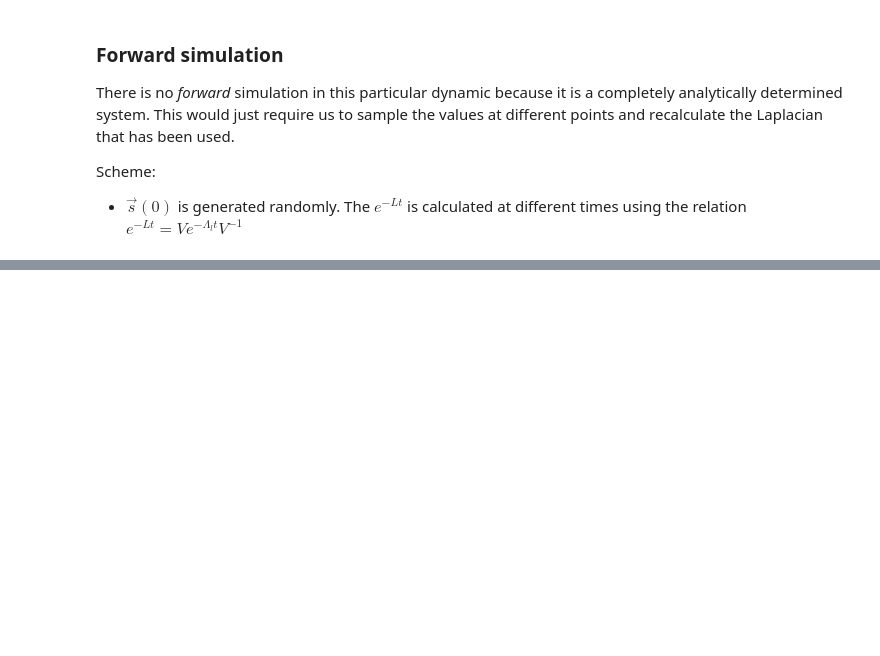
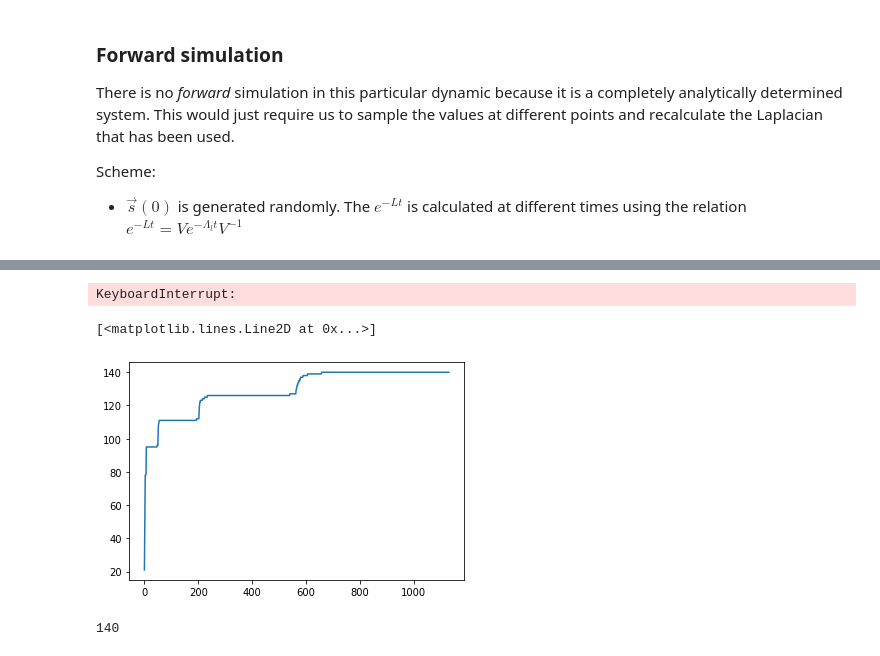
Before and after one commit to ashuthosh-bharadwaj/Research, a Jupyter notebook: Simulation3/Heat_learn.ipynb, the cells around one changed output, grey strips where cells are left out. Drawn from its saved outputs; the diff is of its cells as text; code cells hidden in the pictures; blank space fills up the shorter version.

```diff
--- a/Simulation3/Heat_learn.ipynb
+++ b/Simulation3/Heat_learn.ipynb
@@ -100,0 +105,22 @@ plot(X0)
+# %%
+Bigu = U_synth(reshape(U[:,0], (N,1)))
+vV  = V[:,0]
+j = 1
+ranks = []
+
+for j in range(M):
+    Uu = U_synth(reshape(U[:,j], (N,1)))
+    Bigu = append(Bigu, Uu, axis=0)
+    ranks.append(linalg.matrix_rank(Bigu))
+    vV = append(vV, V[:,j], axis = 0)
+# %% [output]
+KeyboardInterrupt:
+# %%
+plot(ranks)
+# %% [output]
+[<matplotlib.lines.Line2D at 0x...>]
+[figure, added]
+# %%
+linalg.matrix_rank(Bigu)
+# %% [output]
+140
```
Also changed, not shown: parts of 9 cells of this notebook, 6 other files.
